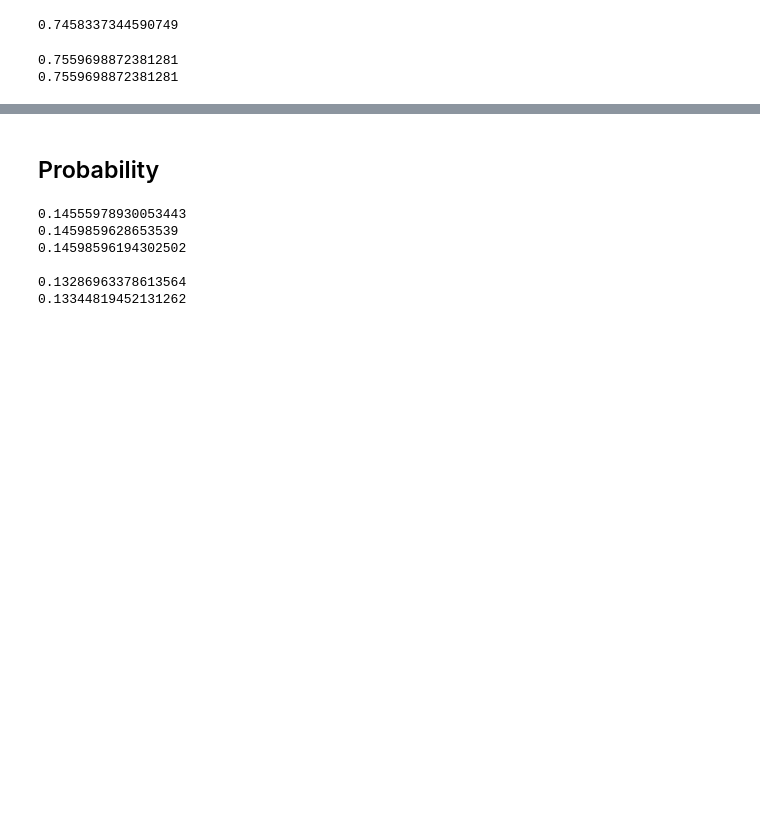
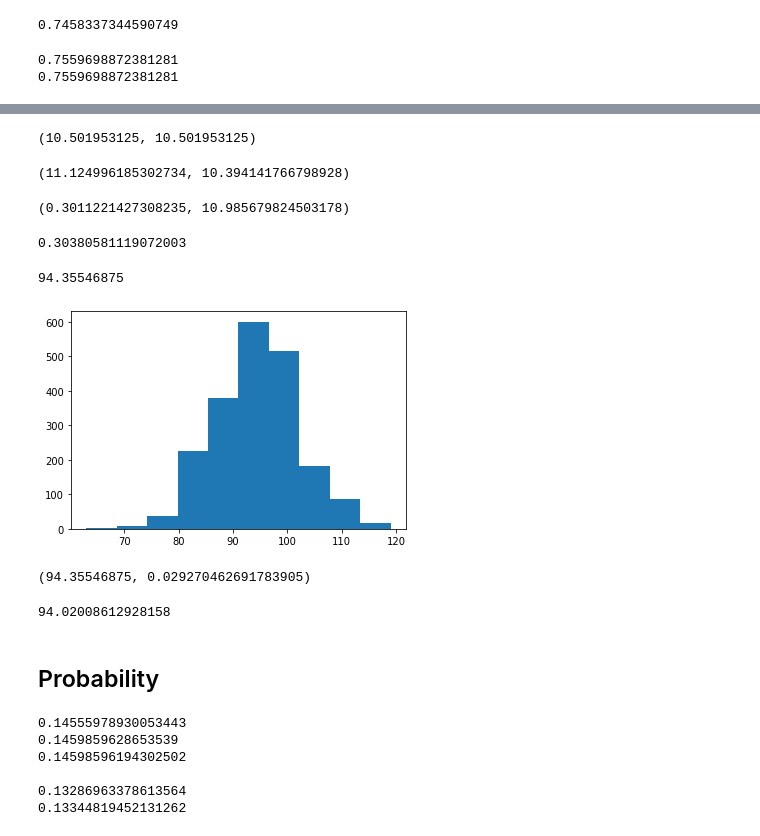
Before and after one commit to ClusterDuck123/ringity, a Jupyter notebook: doc/notebooks/network_model/distribution_functions.ipynb, the cells around one changed output, grey strips where cells are left out. Cells and saved outputs as stored; diff of their text form; code cells hidden in the pictures; blank space fills up the shorter version.

Commit message:
finished first version of expected_conditional_similairty

```diff
--- a/doc/notebooks/network_model/distribution_functions.ipynb
+++ b/doc/notebooks/network_model/distribution_functions.ipynb
@@ -345,0 +342,28 @@ print(pdf_conditional_mean_similarity(theta=theta, a=alpha, rate=rate))
+# %%
+N = 2**10
+beta = np.random.uniform()
+alpha = np.random.uniform(0, 0.5)
+theta = np.random.uniform(0, 1)
+
+rate  = np.tan(np.pi * (1-beta) / 2)
+
+max_rho = rng.classes.network_model.mean_similarity(a=alpha, rate = rate)
+rho = np.random.uniform(0, max_rho)
+
+K = rng.classes.network_model.density_to_interaction_strength(rho, a=alpha, rate=rate)
+density = rng.classes.network_model.mean_similarity(a=alpha, rate = rate)*K
+
+degrees = []
+
+n_ensembl = 2**9
+for _ in range(n_ensembl):
+    network_builder = NetworkBuilder()
+    network_builder.set_distribution('exponential', scale = 1/rate)
+    network_builder.instantiate_positions(N)
+    network_builder.positions[0] = theta
+    network_builder.calculate_distances(metric = 'euclidean', circular = True)
+    network_builder.calculate_similarities(alpha = alpha, sim_func = 'box_cosine')
+    network_builder.calculate_probabilities(intercept=0, slope = K)
+    network_builder.instantiate_network()
+
+    degrees.append(squareform(network_builder.network)[0].sum())
@@ -346,3 +380,38 @@ print(pdf_conditional_mean_similarity(theta=theta, a=alpha, rate=rate))
+# %%
+np.mean(degrees), RV.mean()
+# %% [output]
+(10.501953125, 10.501953125)
+# %%
+np.var(degrees), RV.var()
+# %% [output]
+(11.124996185302734, 10.394141766798928)
+# %%
+ss.skew(degrees), np.sqrt(RV.moment(2))
+# %% [output]
+(0.3011221427308235, 10.985679824503178)
+# %%
+p = np.mean(degrees) / (N-1)
+q = 1-p
+
+(q-p) / np.sqrt((N-1)*p*q)
+# %% [output]
+0.30380581119072003
+# %%
+p
+# %% [output]
+94.35546875
+# %%
+plt.hist(degrees);
+# %% [output]
+[figure, added]
+# %%
+np.mean(degrees), np.var(degrees) / n_ensembl
+# %% [output]
+(94.35546875, 0.029270462691783905)
+# %%
+(N-1)*expected_conditional_similarity(theta=theta, rate=rate, a=alpha)*K
+# %% [output]
+94.02008612928158
 # %% [markdown]
 ## Probability
 # %%
```
Also changed, not shown: parts of 13 cells of this notebook.
